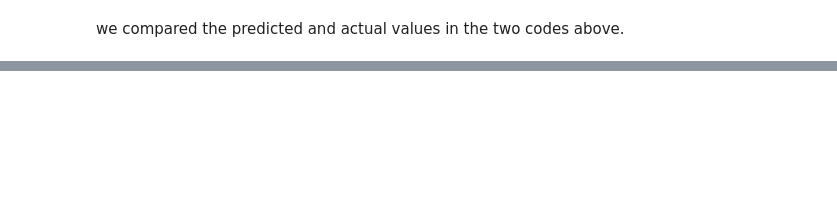
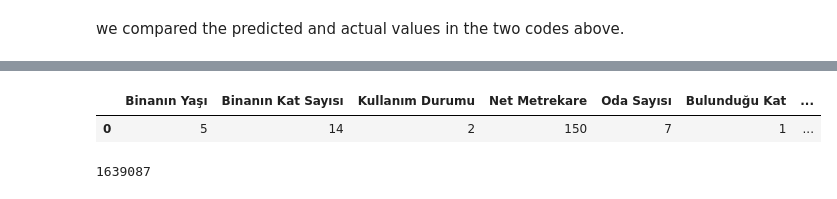
Before and after one commit to yasinsametkaraca/house-price-prediction-app, a Jupyter notebook: machine_learning.ipynb, the cells around one changed output, grey strips where cells are left out. Saved outputs shown, nothing was run; the diff lists cells and outputs as text; code cells hidden in the pictures; blank space fills up the shorter version.

```diff
--- a/machine_learning.ipynb
+++ b/machine_learning.ipynb
@@ -108,0 +117,20 @@ importance
+# %%
+new_data = pd.DataFrame({'Binanın Yaşı': [5],
+                         'Binanın Kat Sayısı': [14],
+                         'Kullanım Durumu': [2],
+                         'Net Metrekare': [150],
+                         'Oda Sayısı': [7],
+                         'Bulunduğu Kat': [1],
+                         'Isıtma Tipi': [6],
+                         'İlçe': [4],
+                         'Mahalle': [11],
+                        })
+new_data
+# %% [output]
+|  | Binanın Yaşı | Binanın Kat Sayısı | Kullanım Durumu | Net Metrekare | Oda Sayısı | Bulunduğu Kat | ... |
+| 0 | 5 | 14 | 2 | 150 | 7 | 1 | ... |
+# %%
+y_pred = model_xgb.predict(new_data)  # predicted values
+int(y_pred)
+# %% [output]
+1639087
```
Also changed, not shown: parts of 12 cells of this notebook, 3 other files.
